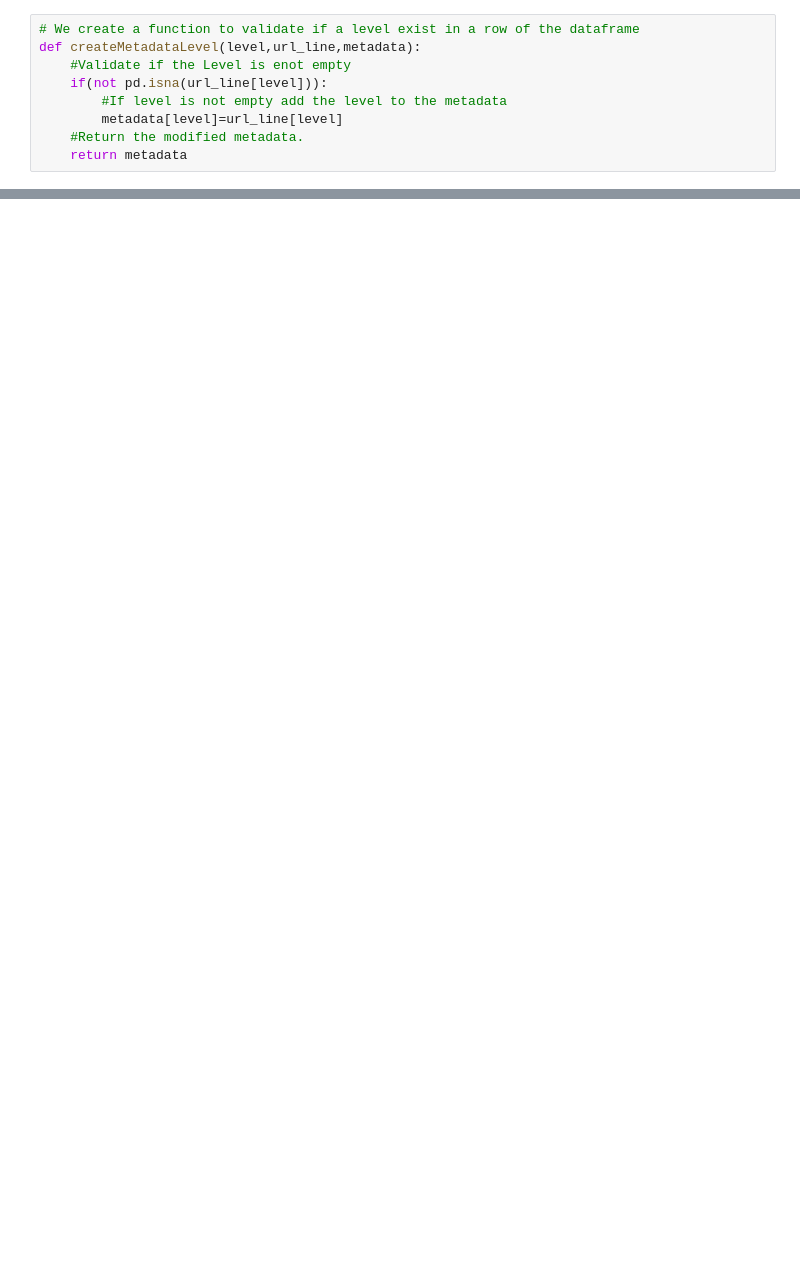
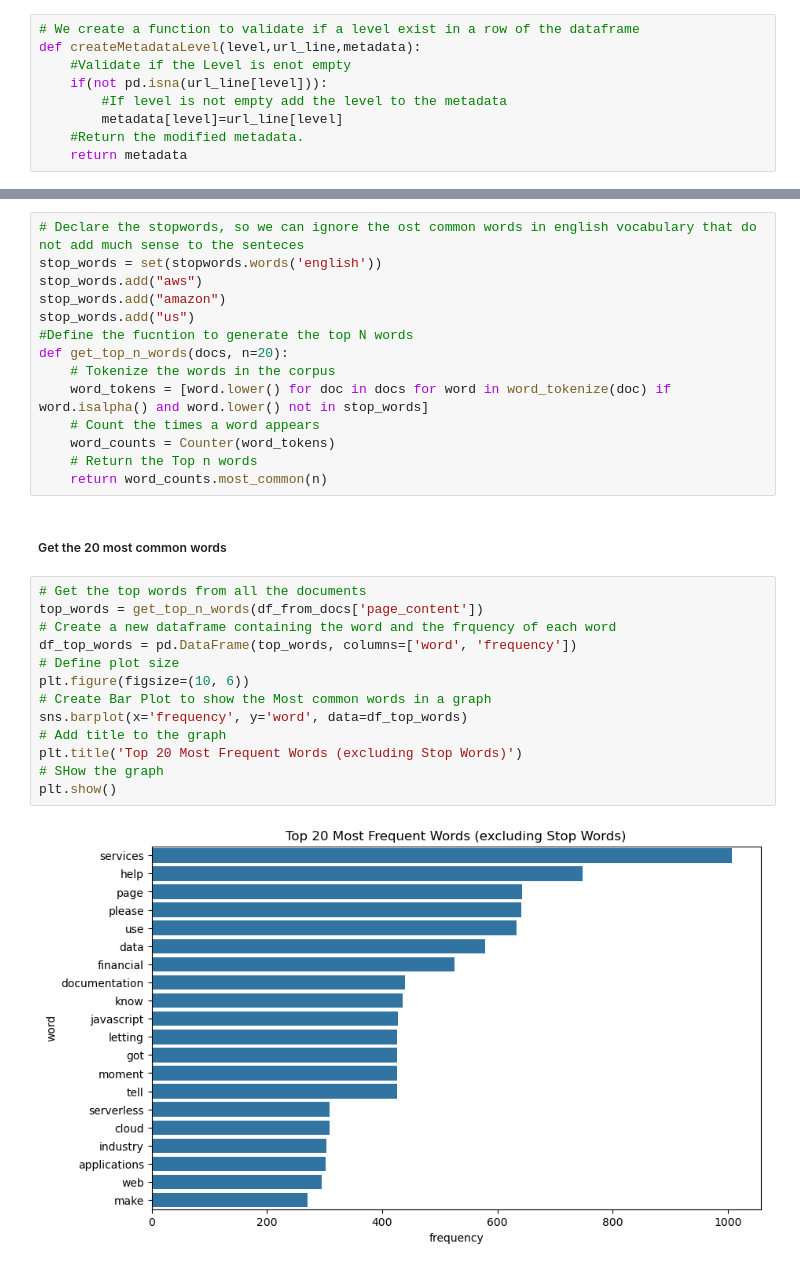
Before and after one commit to abornntec/proyecto_Integrador, a Jupyter notebook: Data_preparation.ipynb, the cells around one changed output, grey strips where cells are left out. Cells and saved outputs as stored; diff of their text form; blank space fills up the shorter version.

```diff
--- a/Data_preparation.ipynb
+++ b/Data_preparation.ipynb
@@ -111,0 +253,31 @@ for index, row in url_df.iterrows():
+# %%
+# Declare the stopwords, so we can ignore the ost common words in english vocabulary that do not add much sense to the senteces
+stop_words = set(stopwords.words('english'))
+stop_words.add("aws")
+stop_words.add("amazon")
+stop_words.add("us")
+#Define the fucntion to generate the top N words
+def get_top_n_words(docs, n=20):
+    # Tokenize the words in the corpus
+    word_tokens = [word.lower() for doc in docs for word in word_tokenize(doc) if word.isalpha() and word.lower() not in stop_words]
+    # Count the times a word appears
+    word_counts = Counter(word_tokens)
+    # Return the Top n words
+    return word_counts.most_common(n)
+# %% [markdown]
+##### Get the 20 most common words
+# %%
+# Get the top words from all the documents
+top_words = get_top_n_words(df_from_docs['page_content'])
+# Create a new dataframe containing the word and the frquency of each word
+df_top_words = pd.DataFrame(top_words, columns=['word', 'frequency'])
+# Define plot size
+plt.figure(figsize=(10, 6))
+# Create Bar Plot to show the Most common words in a graph
+sns.barplot(x='frequency', y='word', data=df_top_words)
+# Add title to the graph
+plt.title('Top 20 Most Frequent Words (excluding Stop Words)')
+# SHow the graph
+plt.show()
+# %% [output]
+[figure, added]
```
Also changed, not shown: parts of 43 cells of this notebook.
